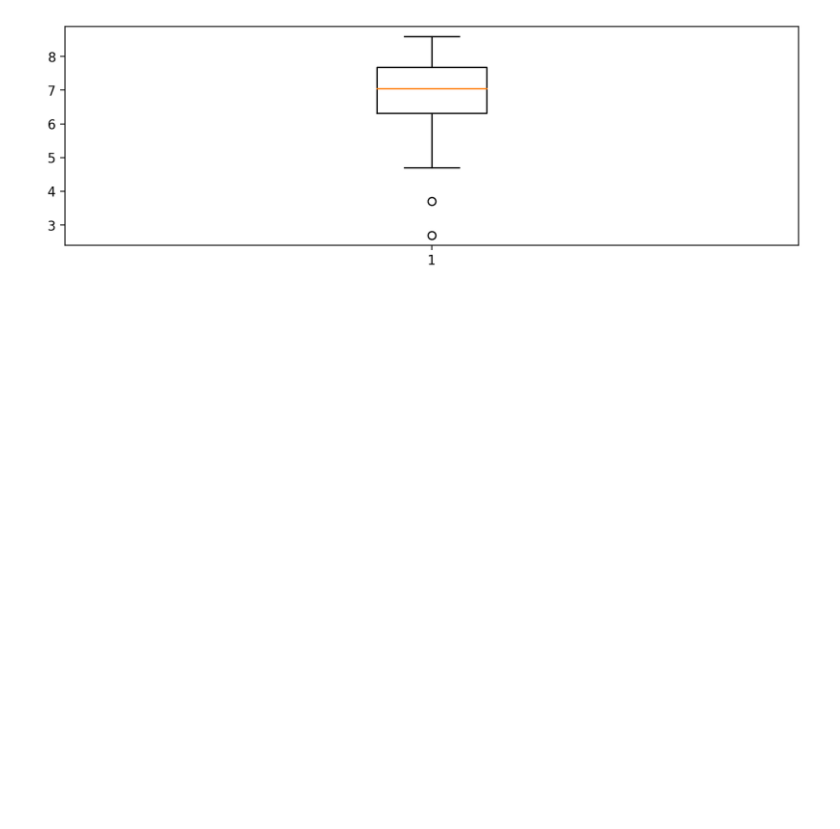
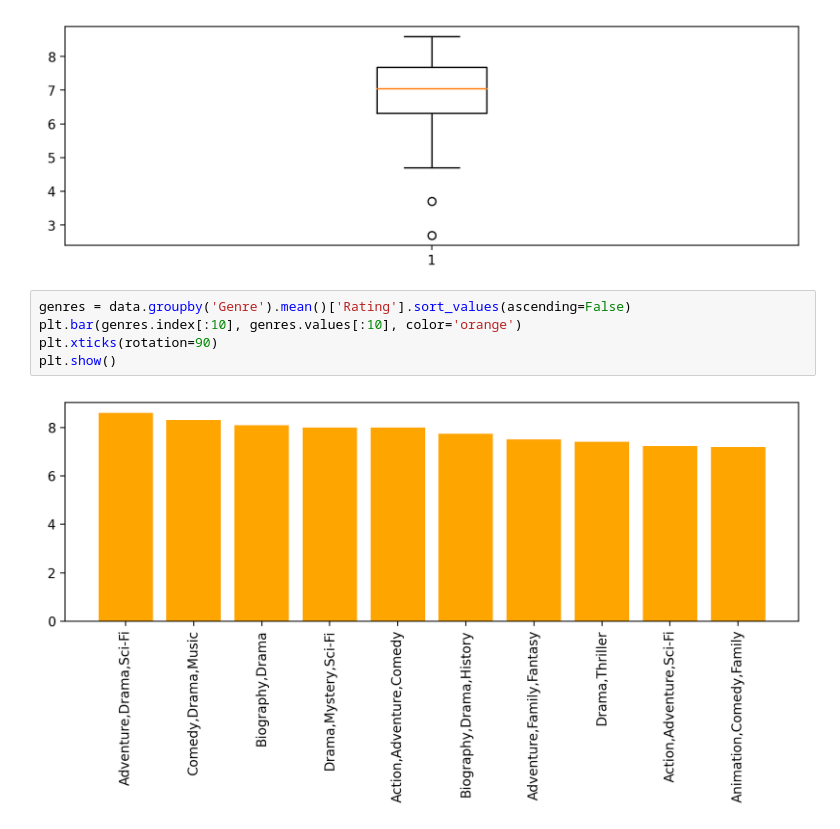
Before and after one commit to Afiq139/Data_Science-AI, a Jupyter notebook: Python_Deep_Learning_&_Artificial_Intelligence/2_Python_Deep_Learning/8_Matplotlib_Introduction_Part2.ipynb, the cells around one changed output. Saved outputs shown, nothing was run; the diff lists cells and outputs as text; blank space fills up the shorter version.

```diff
--- a/Python_Deep_Learning_&_Artificial_Intelligence/2_Python_Deep_Learning/8_Matplotlib_Introduction_Part2.ipynb
+++ b/Python_Deep_Learning_&_Artificial_Intelligence/2_Python_Deep_Learning/8_Matplotlib_Introduction_Part2.ipynb
@@ -33,3 +33,10 @@ plt.boxplot(data['Rating'])
 plt.show()
 # %% [output]
 [figure]
+# %%
+genres = data.groupby('Genre').mean()['Rating'].sort_values(ascending=False)
+plt.bar(genres.index[:10], genres.values[:10], color='orange')
+plt.xticks(rotation=90)
+plt.show()
+# %% [output]
+[figure, added]
```
